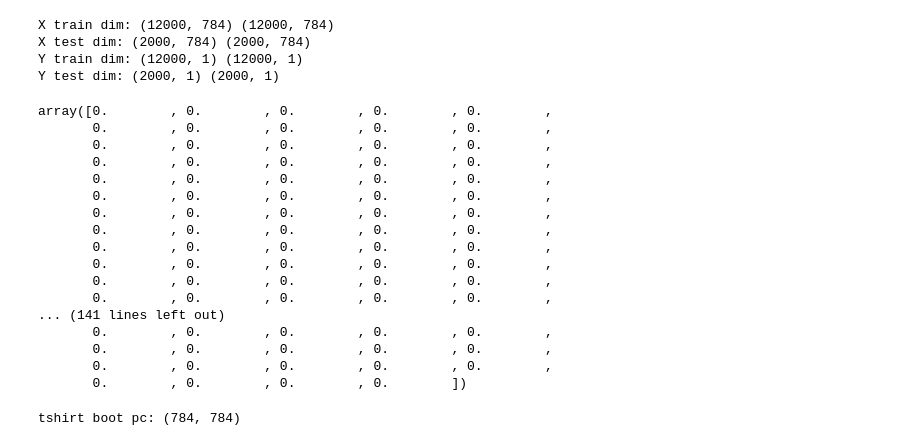
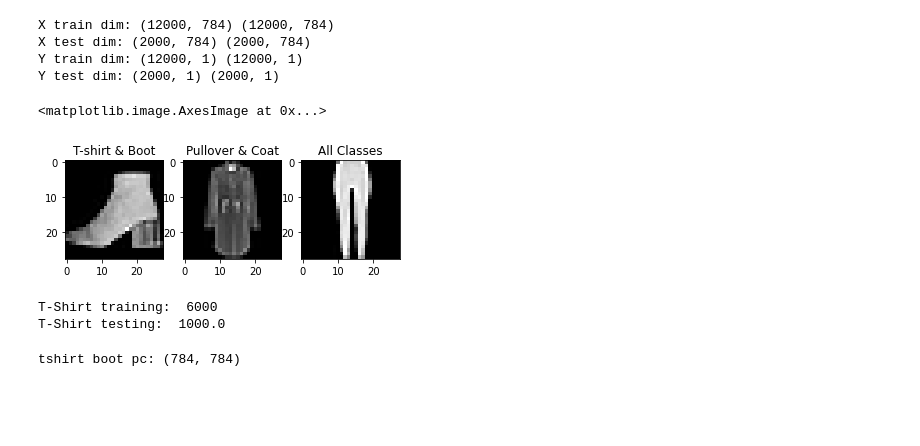
Before and after one commit to Zihaokong/DeepLearning, a Jupyter notebook: PA1/Programming Assignment 1.ipynb, the cells around one changed output. Drawn from its saved outputs; the diff is of its cells as text; code cells hidden in the pictures; blank space fills up the shorter version.

```diff
--- a/PA1/Programming Assignment 1.ipynb
+++ b/PA1/Programming Assignment 1.ipynb
@@ -111,26 +107,25 @@ X train dim: (12000, 784) (12000, 784)
 X test dim: (2000, 784) (2000, 784)
 Y train dim: (12000, 1) (12000, 1)
 Y test dim: (2000, 1) (2000, 1)
-# %%
-X_train_all_class[0]
-# %% [output]
-array([0.        , 0.        , 0.        , 0.        , 0.        ,
-       0.        , 0.        , 0.        , 0.        , 0.        ,
-       0.        , 0.        , 0.        , 0.        , 0.        ,
-       0.        , 0.        , 0.        , 0.        , 0.        ,
-       0.        , 0.        , 0.        , 0.        , 0.        ,
-       0.        , 0.        , 0.        , 0.        , 0.        ,
-       0.        , 0.        , 0.        , 0.        , 0.        ,
-       0.        , 0.        , 0.        , 0.        , 0.        ,
-       0.        , 0.        , 0.        , 0.        , 0.        ,
-       0.        , 0.        , 0.        , 0.        , 0.        ,
-       0.        , 0.        , 0.        , 0.        , 0.        ,
-       0.        , 0.        , 0.        , 0.        , 0.        ,
-... (141 lines left out)
-       0.        , 0.        , 0.        , 0.        , 0.        ,
-       0.        , 0.        , 0.        , 0.        , 0.        ,
-       0.        , 0.        , 0.        , 0.        , 0.        ,
-       0.        , 0.        , 0.        , 0.        ])
+# %%
+# Randomly sample an image from the dataset after shuffling and normalization
+fig, axs = plt.subplots(1, 3)
+axs[0].set_title('T-shirt & Boot')
+axs[0].imshow(X_train_tshirt_boot[np.random.randint(0, len(X_train_tshirt_boot))].reshape(28, 28), cmap='gray')
+axs[1].set_title('Pullover & Coat')
+axs[1].imshow(X_train_pullover_coat[np.random.randint(0, len(X_train_pullover_coat))].reshape(28, 28), cmap='gray')
+axs[2].set_title('All Classes')
+axs[2].imshow(X_train_all_class[np.random.randint(0, len(X_train_all_class))].reshape(28, 28), cmap='gray')
+# %% [output]
+<matplotlib.image.AxesImage at 0x...>
+[figure, added]
+# %%
+# Statistics
+print('T-Shirt training: ', np.sum(y_train_tshirt_boot.flatten()))
+print('T-Shirt testing: ', np.sum(y_test_tshirt_boot.flatten()))
+# %% [output]
+T-Shirt training:  6000
+T-Shirt testing:  1000.0
 # %%
 # Principal component analysis (PCA)
 def pca(A):
```
Also changed, not shown: parts of 7 cells of this notebook, 7 other files.
